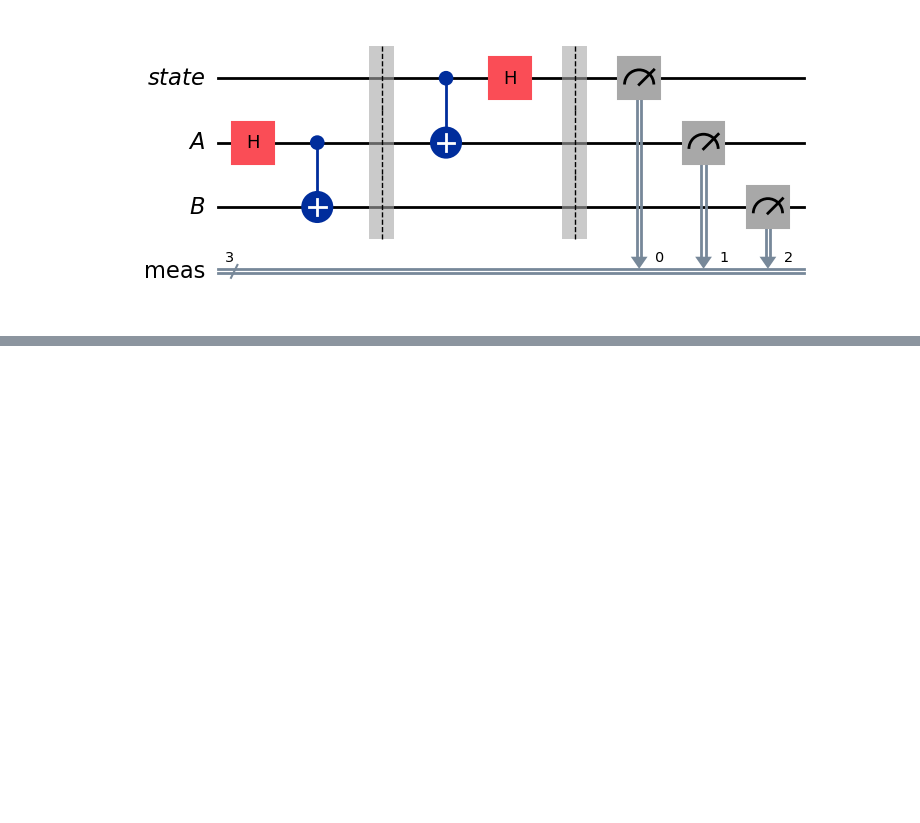
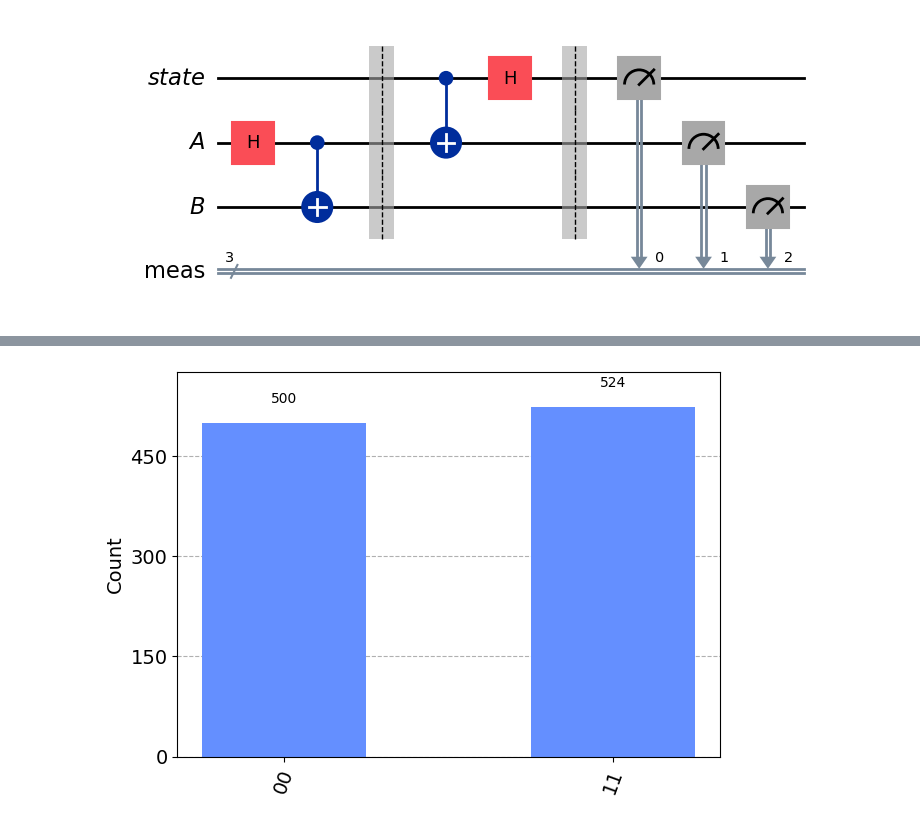
Before and after one commit to el-dAna/QC, a Jupyter notebook: hacathons/qrise_ibm.ipynb, the cells around one changed output, grey strips where cells are left out. Drawn from its saved outputs; the diff is of its cells as text; code cells hidden in the pictures; blank space fills up the shorter version.

```diff
--- a/hacathons/qrise_ibm.ipynb
+++ b/hacathons/qrise_ibm.ipynb
@@ -79,0 +141,7 @@ display(random_gate.to_matrix())
+# %%
+qr = QuantumRegister(2, 'q')
+qc = QuantumCircuit(qr)
+qc.h(0)
+qc.cx(0, 1)
+qc.measure_all()
+qc.draw()
@@ -79,0 +156,6 @@ display(random_gate.to_matrix())
+# %%
+result = AerSimulator().run(qc).result()
+statistics = result.get_counts()
+display(plot_histogram(statistics))
+# %% [output]
+[figure, added]
```
Also changed, not shown: parts of 9 cells of this notebook.
